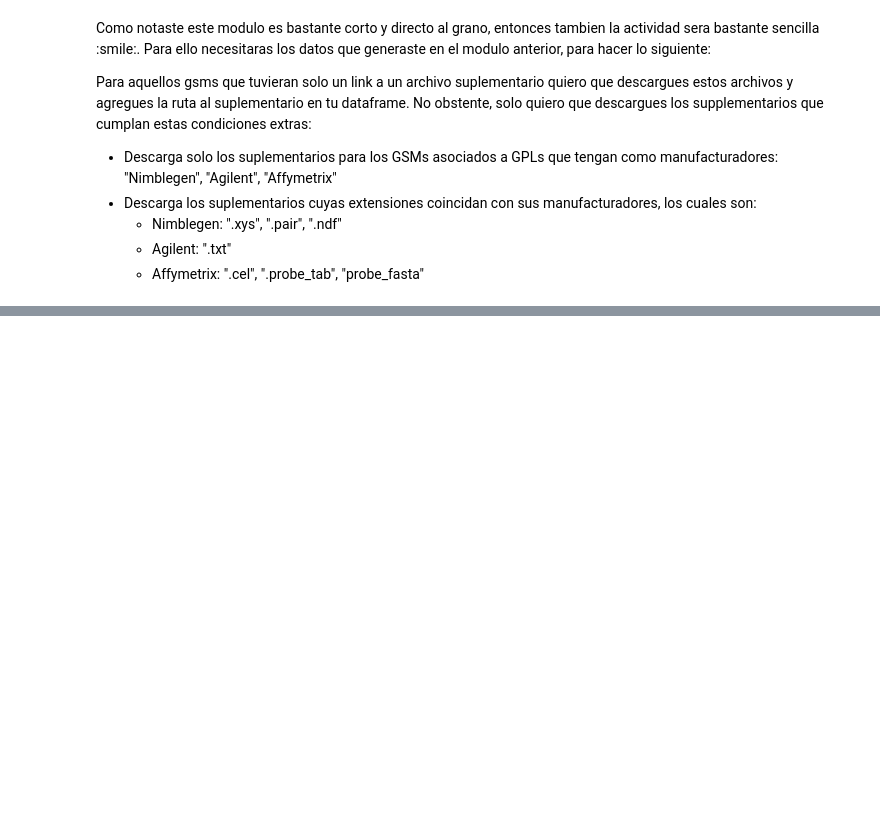
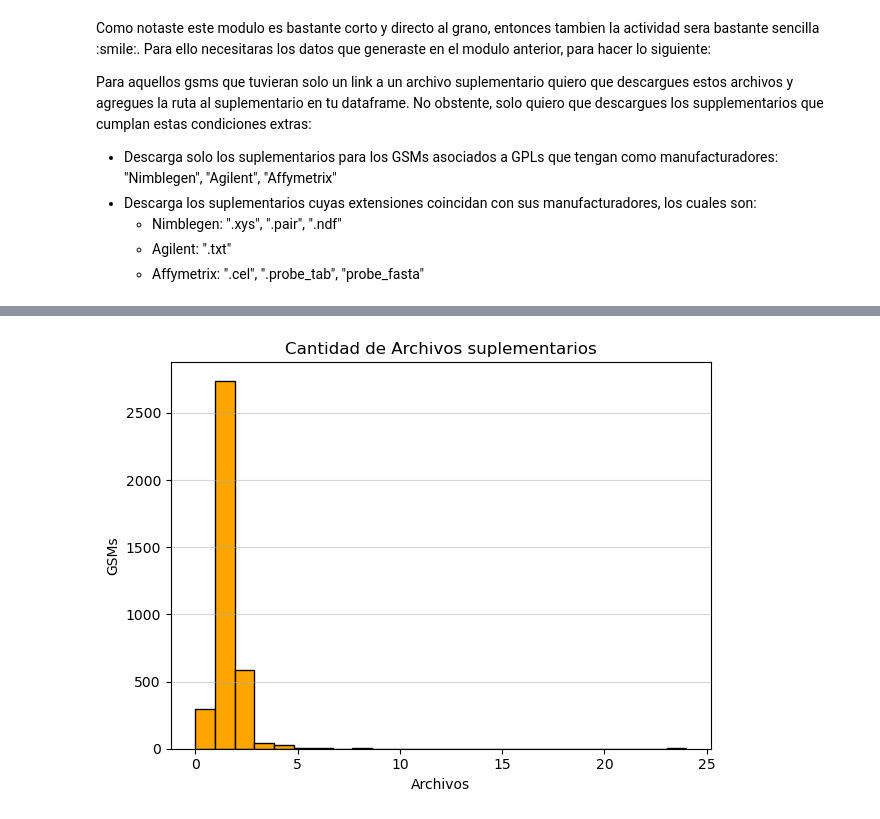
Before and after one commit to ArmandoTrapaga/Induccion, a Jupyter notebook: Download.ipynb, the cells around one changed output, grey strips where cells are left out. Cells and saved outputs as stored; diff of their text form; code cells hidden in the pictures; blank space fills up the shorter version.

```diff
--- a/Download.ipynb
+++ b/Download.ipynb
@@ -66,0 +99,2 @@ Para aquellos gsms que tuvieran solo un link a un archivo suplementario quiero q
+# %%
+df.drop(columns=['supplementary_file_1', 'supplementary_file_2'], inplace=True)
@@ -66,0 +448,11 @@ Para aquellos gsms que tuvieran solo un link a un archivo suplementario quiero q
+# %%
+df.suplementary_files_number.plot.hist(bins=25, edgecolor='black', color='orange')
+
+plt.title('Cantidad de Archivos suplementarios')
+plt.xlabel('Archivos')
+plt.ylabel('GSMs')
+plt.grid(axis='y', linestyle='-', alpha=0.5)
+plt.tight_layout()
+plt.show()
+# %% [output]
+[figure, added]
```
Also changed, not shown: parts of 40 cells of this notebook.
